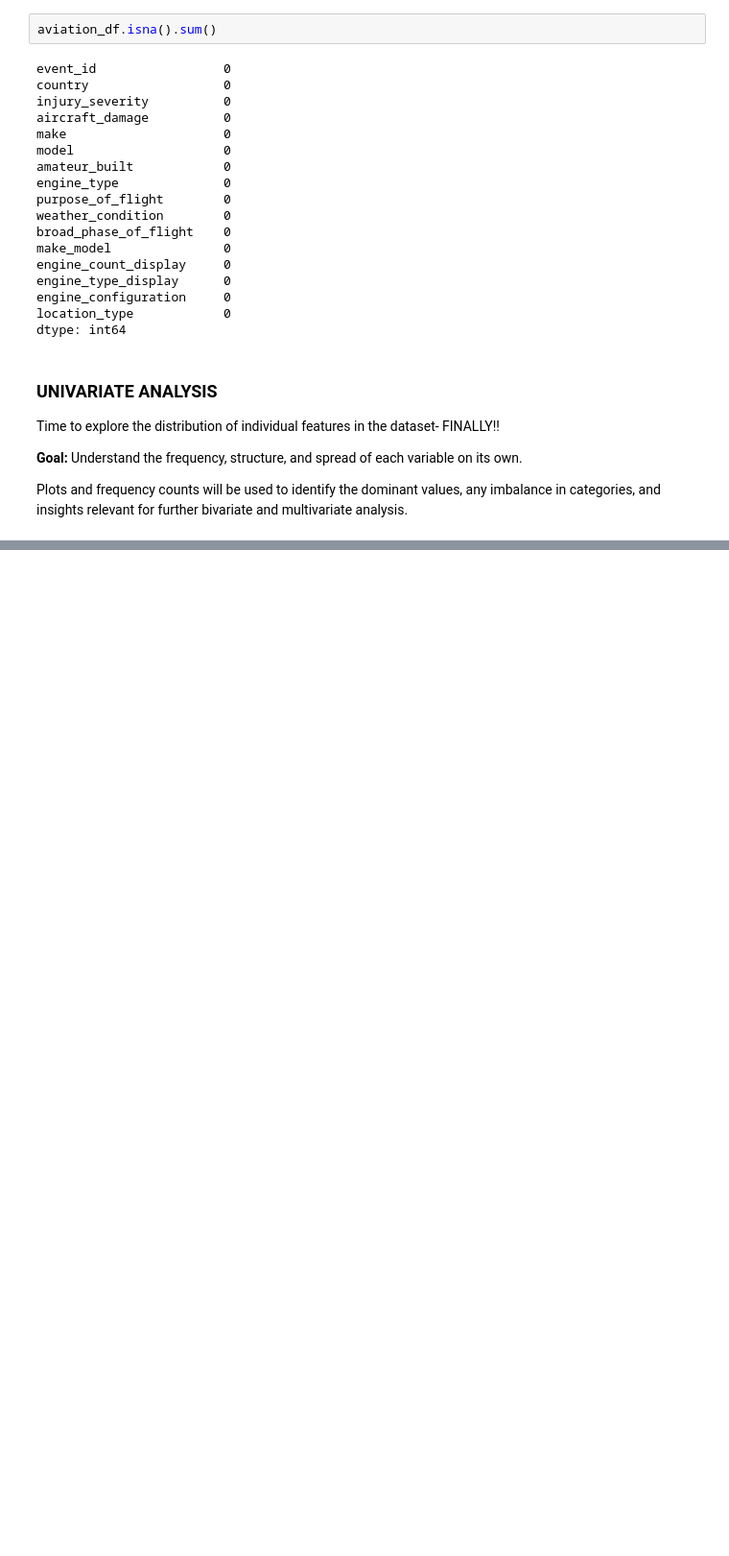
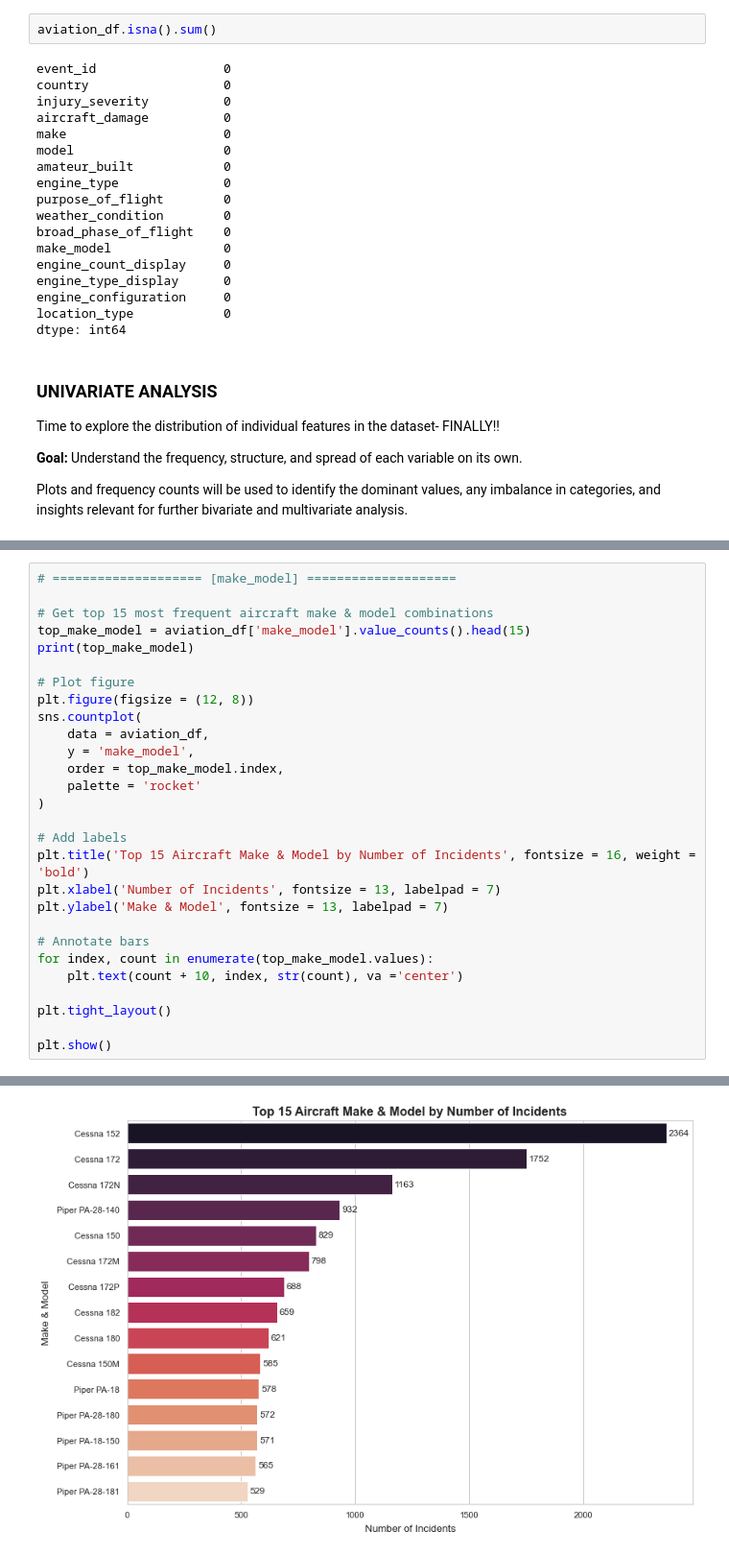
Before and after one commit to Vain-Guy/Capstone-Project-Moringa, a Jupyter notebook: notebook.ipynb, the cells around one changed output, grey strips where cells are left out. Shown at 96% size. Drawn from its saved outputs; the diff is of its cells as text; blank space fills up the shorter version.

```diff
--- a/notebook.ipynb
+++ b/notebook.ipynb
@@ -1210,0 +1294,29 @@ plt.show()
+# %%
+# ==================== [make_model] ====================
+
+# Get top 15 most frequent aircraft make & model combinations
+top_make_model = aviation_df['make_model'].value_counts().head(15)
+print(top_make_model)
+
+# Plot figure
+plt.figure(figsize = (12, 8))
+sns.countplot(
+    data = aviation_df,
+    y = 'make_model',
+    order = top_make_model.index,
+    palette = 'rocket'
+)
+
+# Add labels
+plt.title('Top 15 Aircraft Make & Model by Number of Incidents', fontsize = 16, weight = 'bold')
+plt.xlabel('Number of Incidents', fontsize = 13, labelpad = 7)
+plt.ylabel('Make & Model', fontsize = 13, labelpad = 7)
+
+# Annotate bars
+for index, count in enumerate(top_make_model.values):
+    plt.text(count + 10, index, str(count), va ='center')
+
+plt.tight_layout()
+
+plt.show()
+# %% [output]
@@ -1210,0 +1339 @@ plt.show()
+[figure, added]
```
Also changed, not shown: parts of 36 cells of this notebook.
